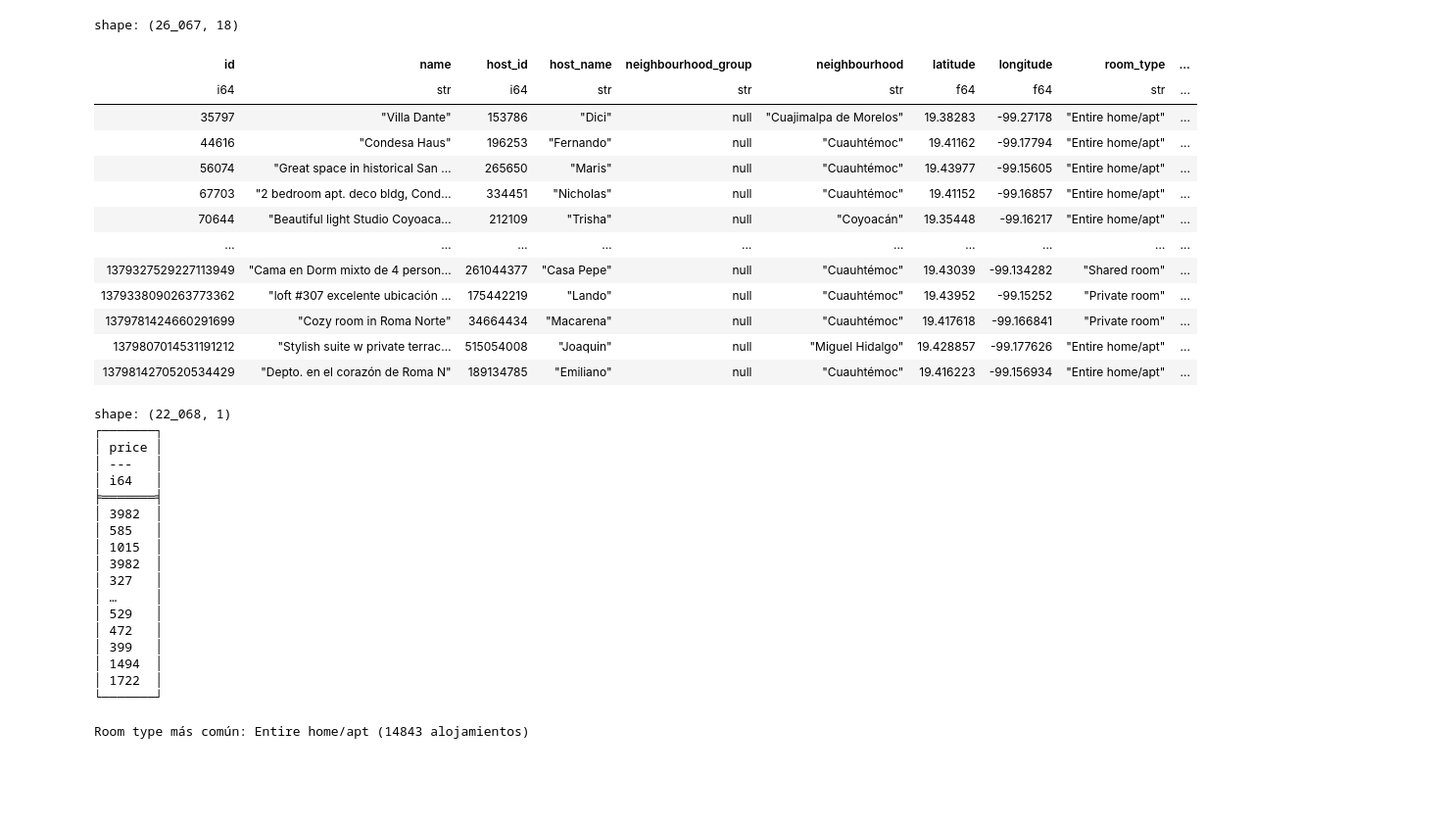
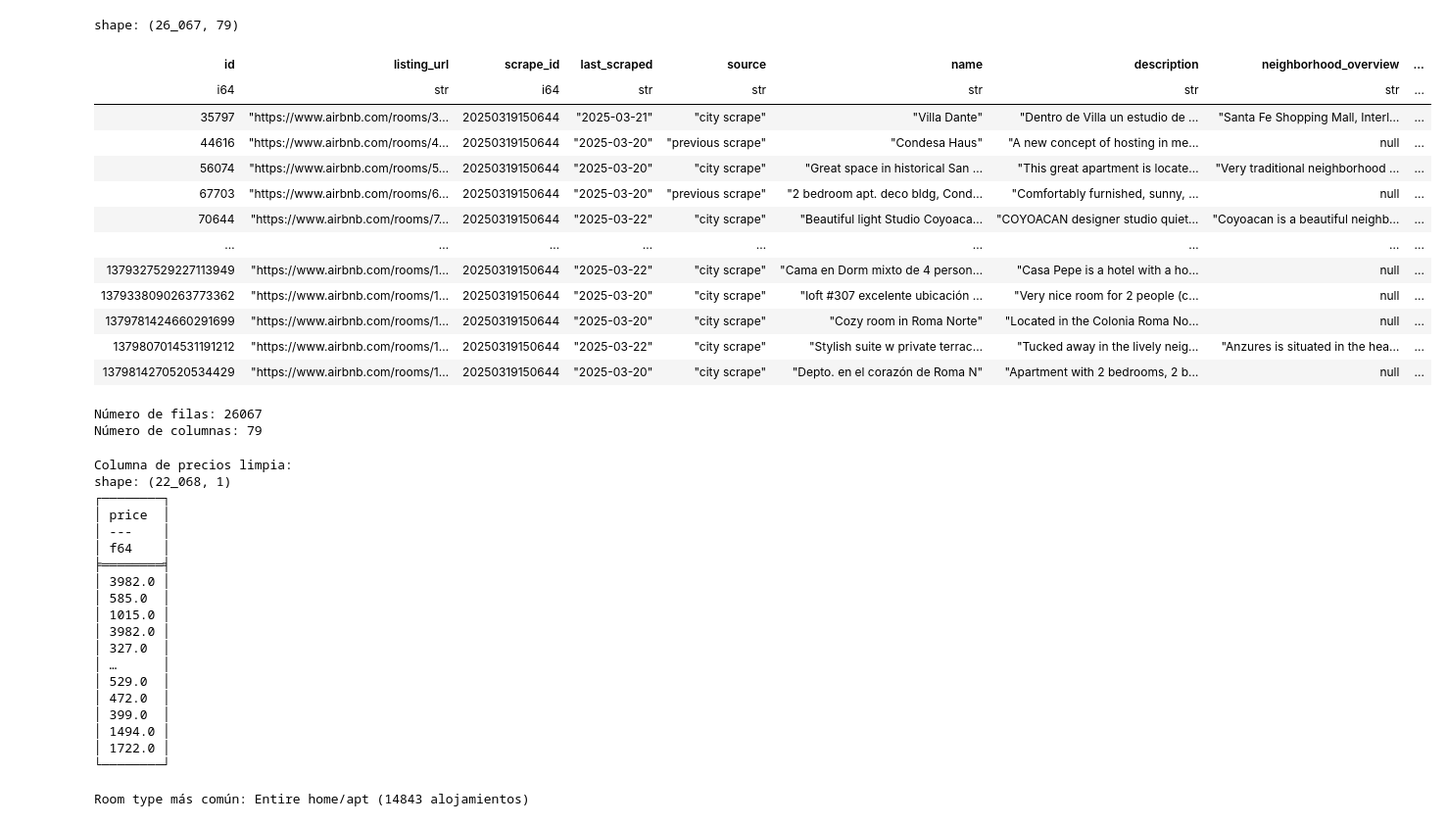
Before and after one commit to alejandroMilos/advancedAI, a Jupyter notebook: airbnb/airbnb.ipynb, the cells around one changed output. Shown: that part at 98% size. Saved outputs shown, nothing was run; the diff lists cells and outputs as text; code cells hidden in the pictures; blank space fills up the shorter version.

```diff
--- a/airbnb/airbnb.ipynb
+++ b/airbnb/airbnb.ipynb
@@ -1,47 +1,63 @@
 # %%
 # Importacion de libreria polars y lectura de archivo CSV
 import polars as pl
-df = pl.read_csv("./listings.csv")
+df = pl.read_csv("./listings.csv.gz")
 
 # Mostrar la tabla en pantalla
 df
 # %% [output]
-shape: (26_067, 18)
+shape: (26_067, 79)
-| id | name | host_id | host_name | neighbourhood_group | neighbourhood | latitude | longitude | room_type | ... |
-| i64 | str | i64 | str | str | str | f64 | f64 | str | ... |
-| 35797 | "Villa Dante" | 153786 | "Dici" | null | "Cuajimalpa de Morelos" | 19.38283 | -99.27178 | "Entire home/apt" | ... |
-| 44616 | "Condesa Haus" | 196253 | "Fernando" | null | "Cuauhtémoc" | 19.41162 | -99.17794 | "Entire home/apt" | ... |
-| 56074 | "Great space in historical San … | 265650 | "Maris" | null | "Cuauhtémoc" | 19.43977 | -99.15605 | "Entire home/apt" | ... |
-| 67703 | "2 bedroom apt. deco bldg, Cond… | 334451 | "Nicholas" | null | "Cuauhtémoc" | 19.41152 | -99.16857 | "Entire home/apt" | ... |
-| 70644 | "Beautiful light Studio Coyoaca… | 212109 | "Trisha" | null | "Coyoacán" | 19.35448 | -99.16217 | "Entire home/apt" | ... |
-| … | … | … | … | … | … | … | … | … | ... |
-| 1379327529227113949 | "Cama en Dorm mixto de 4 person… | 261044377 | "Casa Pepe" | null | "Cuauhtémoc" | 19.43039 | -99.134282 | "Shared room" | ... |
-| 1379338090263773362 | "loft #307 excelente ubicación … | 175442219 | "Lando" | null | "Cuauhtémoc" | 19.43952 | -99.15252 | "Private room" | ... |
-| 1379781424660291699 | "Cozy room in Roma Norte" | 34664434 | "Macarena" | null | "Cuauhtémoc" | 19.417618 | -99.166841 | "Private room" | ... |
-| 1379807014531191212 | "Stylish suite w private terrac… | 515054008 | "Joaquin" | null | "Miguel Hidalgo" | 19.428857 | -99.177626 | "Entire home/apt" | ... |
-| 1379814270520534429 | "Depto. en el corazón de Roma N" | 189134785 | "Emiliano" | null | "Cuauhtémoc" | 19.416223 | -99.156934 | "Entire home/apt" | ... |
+| id | listing_url | scrape_id | last_scraped | source | name | description | neighborhood_overview | ... |
+| i64 | str | i64 | str | str | str | str | str | ... |
+| 35797 | "https://www.airbnb.com/rooms/3… | 20250319150644 | "2025-03-21" | "city scrape" | "Villa Dante" | "Dentro de Villa un estudio de … | "Santa Fe Shopping Mall, Interl… | ... |
+| 44616 | "https://www.airbnb.com/rooms/4… | 20250319150644 | "2025-03-20" | "previous scrape" | "Condesa Haus" | "A new concept of hosting in me… | null | ... |
+| 56074 | "https://www.airbnb.com/rooms/5… | 20250319150644 | "2025-03-20" | "city scrape" | "Great space in historical San … | "This great apartment is locate… | "Very traditional neighborhood … | ... |
+| 67703 | "https://www.airbnb.com/rooms/6… | 20250319150644 | "2025-03-20" | "previous scrape" | "2 bedroom apt. deco bldg, Cond… | "Comfortably furnished, sunny, … | null | ... |
+| 70644 | "https://www.airbnb.com/rooms/7… | 20250319150644 | "2025-03-22" | "city scrape" | "Beautiful light Studio Coyoaca… | "COYOACAN designer studio quiet… | "Coyoacan is a beautiful neighb… | ... |
+| … | … | … | … | … | … | … | … | ... |
+| 1379327529227113949 | "https://www.airbnb.com/rooms/1… | 20250319150644 | "2025-03-22" | "city scrape" | "Cama en Dorm mixto de 4 person… | "Casa Pepe is a hotel with a ho… | null | ... |
+| 1379338090263773362 | "https://www.airbnb.com/rooms/1… | 20250319150644 | "2025-03-20" | "city scrape" | "loft #307 excelente ubicación … | "Very nice room for 2 people (c… | null | ... |
+| 1379781424660291699 | "https://www.airbnb.com/rooms/1… | 20250319150644 | "2025-03-20" | "city scrape" | "Cozy room in Roma Norte" | "Located in the Colonia Roma No… | null | ... |
+| 1379807014531191212 | "https://www.airbnb.com/rooms/1… | 20250319150644 | "2025-03-22" | "city scrape" | "Stylish suite w private terrac… | "Tucked away in the lively neig… | "Anzures is situated in the hea… | ... |
+| 1379814270520534429 | "https://www.airbnb.com/rooms/1… | 20250319150644 | "2025-03-20" | "city scrape" | "Depto. en el corazón de Roma N" | "Apartment with 2 bedrooms, 2 b… | null | ... |
+# %%
+# Informacion sobre el csv
+num_filas = df.height
+num_cols = df.width
+nombres_columnas = df.columns
+
+print(f"Número de filas: {num_filas}")
+print(f"Número de columnas: {num_cols}")
+# %% [output]
+Número de filas: 26067
+Número de columnas: 79
 # %%
+# Filtrado y limpieza de la columna de precios
+
 df = df.drop_nulls("price")
+df = df.with_columns(pl.col("price").cast(pl.Utf8).str.replace_all(r"[\$,]", "").cast(pl.Float64))
+print("Columna de precios limpia:")
 print(df.select("price"))
 # %% [output]
+Columna de precios limpia:
 shape: (22_068, 1)
-┌───────┐
-│ price │
-│ ---   │
-│ i64   │
-╞═══════╡
-│ 3982  │
-│ 585   │
-│ 1015  │
-│ 3982  │
-│ 327   │
-│ …     │
-│ 529   │
-│ 472   │
-│ 399   │
-│ 1494  │
-│ 1722  │
-└───────┘
+┌────────┐
+│ price  │
+│ ---    │
+│ f64    │
+╞════════╡
+│ 3982.0 │
+│ 585.0  │
+│ 1015.0 │
+│ 3982.0 │
+│ 327.0  │
+│ …      │
+│ 529.0  │
+│ 472.0  │
+│ 399.0  │
+│ 1494.0 │
+│ 1722.0 │
+└────────┘
 # %%
 # Encontrar el room_type más común
 rt_count = df["room_type"].value_counts().sort("count", descending=True)
```
Also changed, not shown: parts of 5 cells of this notebook, 2 other files.
